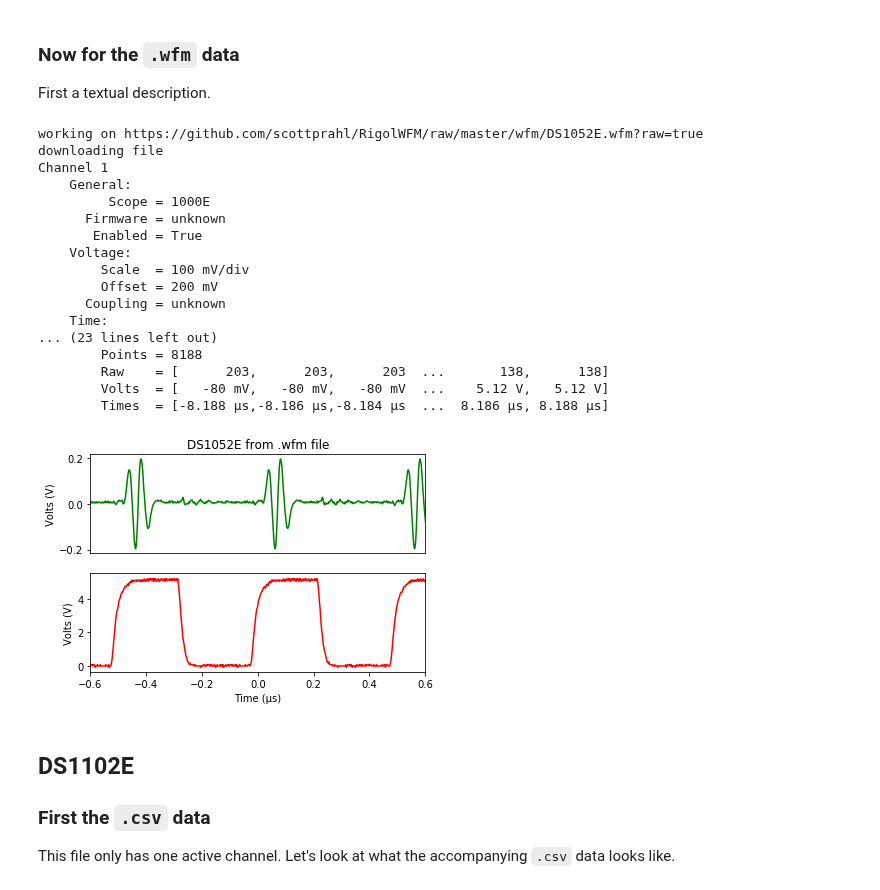
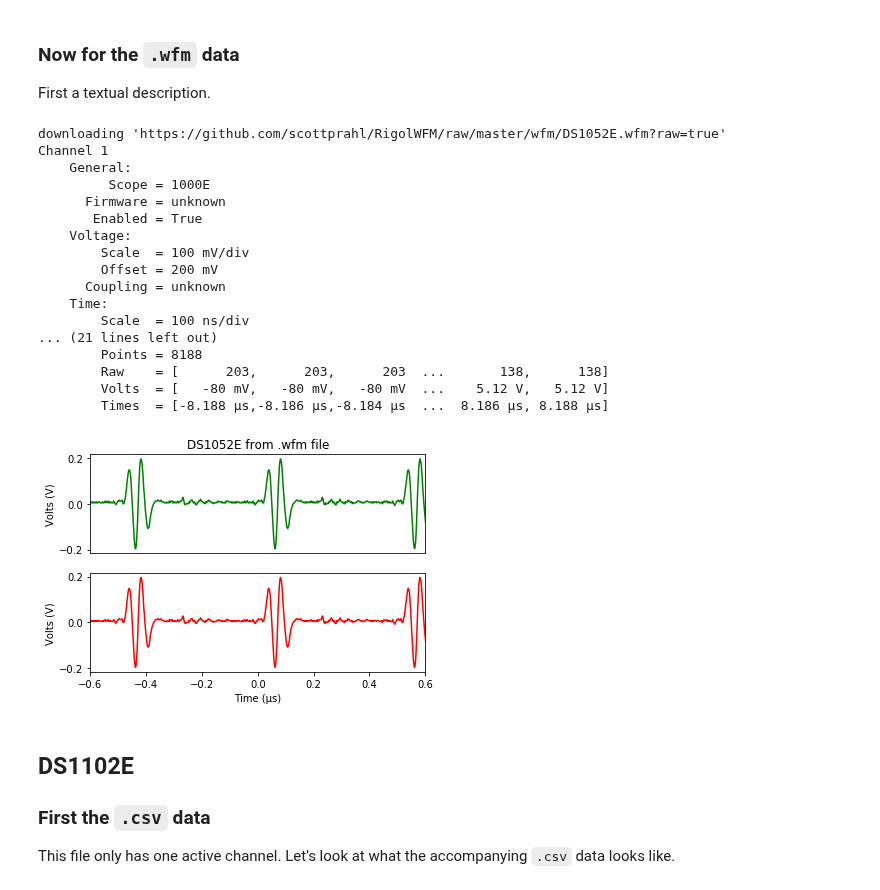
Before and after one commit to scottprahl/RigolWFM, a Jupyter notebook: doc/1-DS1000E-Waveforms.ipynb, the cells around one changed output. Cells and saved outputs as stored; diff of their text form; code cells hidden in the pictures.

```diff
--- a/doc/1-DS1000E-Waveforms.ipynb
+++ b/doc/1-DS1000E-Waveforms.ipynb
@@ -62,14 +68,13 @@ plt.show()
 First a textual description.
 # %%
 # raw=true is needed because this is a binary file
-wfm_filename_52 = "https://github.com/scottprahl/RigolWFM/raw/master/wfm/DS1052E.wfm" + "?raw=true"
-channels_52 = wfme.read_and_parse_file(wfm_filename_52, kind='1000E')
+wfm_url = "https://github.com/scottprahl/RigolWFM/raw/master/wfm/DS1052E.wfm" + "?raw=true"
+w = rigol.Wfm.from_url(wfm_url, kind='1000E')
 
-for ch in channels_52:
-    print(ch)
+description = w.describe()
+print(description)
 # %% [output]
-working on https://github.com/scottprahl/RigolWFM/raw/master/wfm/DS1052E.wfm?raw=true
-downloading file
+downloading 'https://github.com/scottprahl/RigolWFM/raw/master/wfm/DS1052E.wfm?raw=true'
 Channel 1
     General:
          Scope = 1000E
@@ -80,29 +85,32 @@ Channel 1
         Offset = 200 mV
       Coupling = unknown
     Time:
-... (23 lines left out)
+        Scale  = 100 ns/div
+... (21 lines left out)
         Points = 8188
         Raw    = [      203,      203,      203  ...       138,      138]
         Volts  = [   -80 mV,   -80 mV,   -80 mV  ...    5.12 V,   5.12 V]
         Times  = [-8.188 µs,-8.186 µs,-8.184 µs  ...  8.186 µs, 8.188 µs]
 # %%
+ch = w.channels[0]
 plt.subplot(211)
-plt.plot(channels_52[0].times*1e6, channels_52[0].volts, color='green')
+plt.plot(ch.times*1e6, ch.volts, color='green')
 plt.title("DS1052E from .wfm file")
 plt.ylabel("Volts (V)")
 plt.xlim(-0.6,0.6)
 
 plt.xticks([])
 
+ch = w.channels[0]
 plt.subplot(212)
-plt.plot(channels_52[1].times*1e6, channels_52[1].volts, color='red')
+plt.plot(ch.times*1e6, ch.volts, color='red')
 plt.xlabel("Time (µs)")
 plt.ylabel("Volts (V)")
 plt.xlim(-0.6,0.6)
 
 plt.show()
 # %% [output]
-[figure, old version]
+[figure, new version]
 # %% [markdown]
 ## DS1102E
 
```
Also changed, not shown: parts of 6 cells of this notebook, 11 other files.
